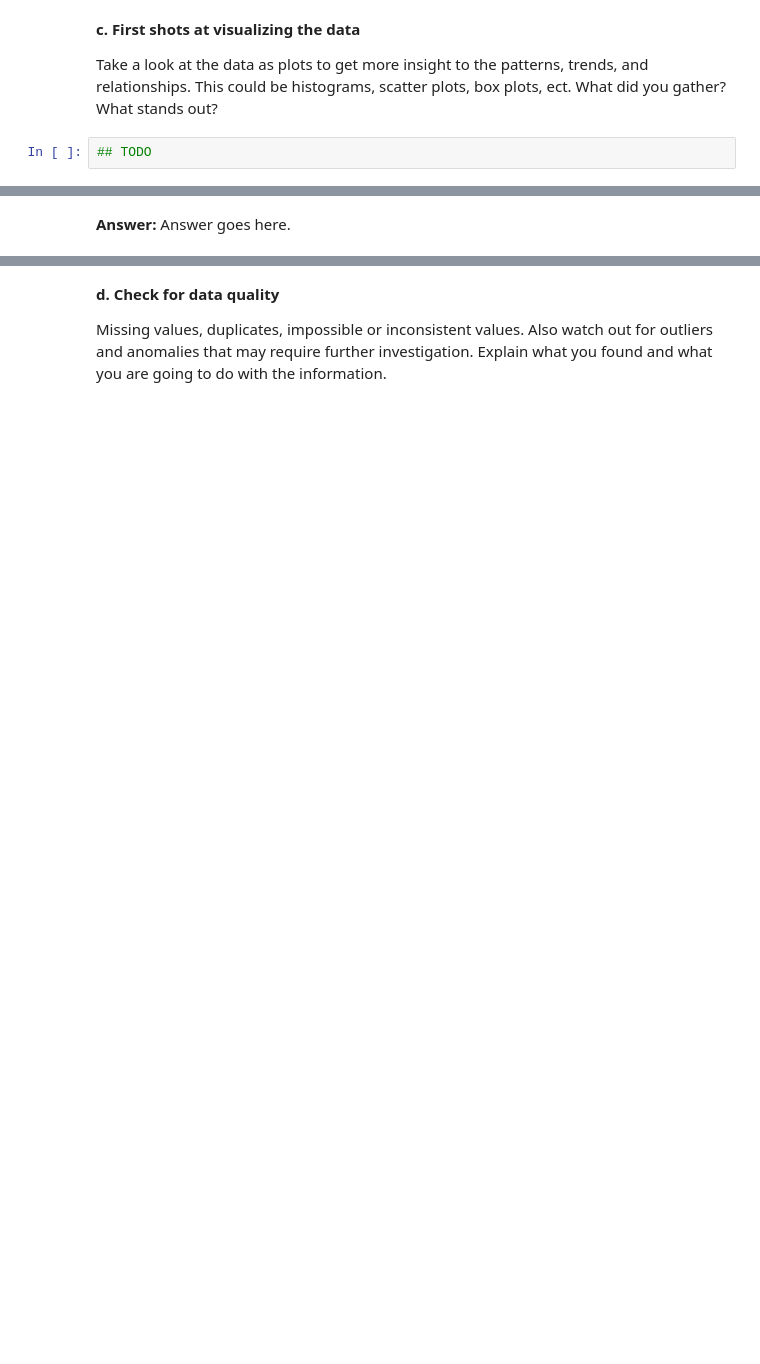
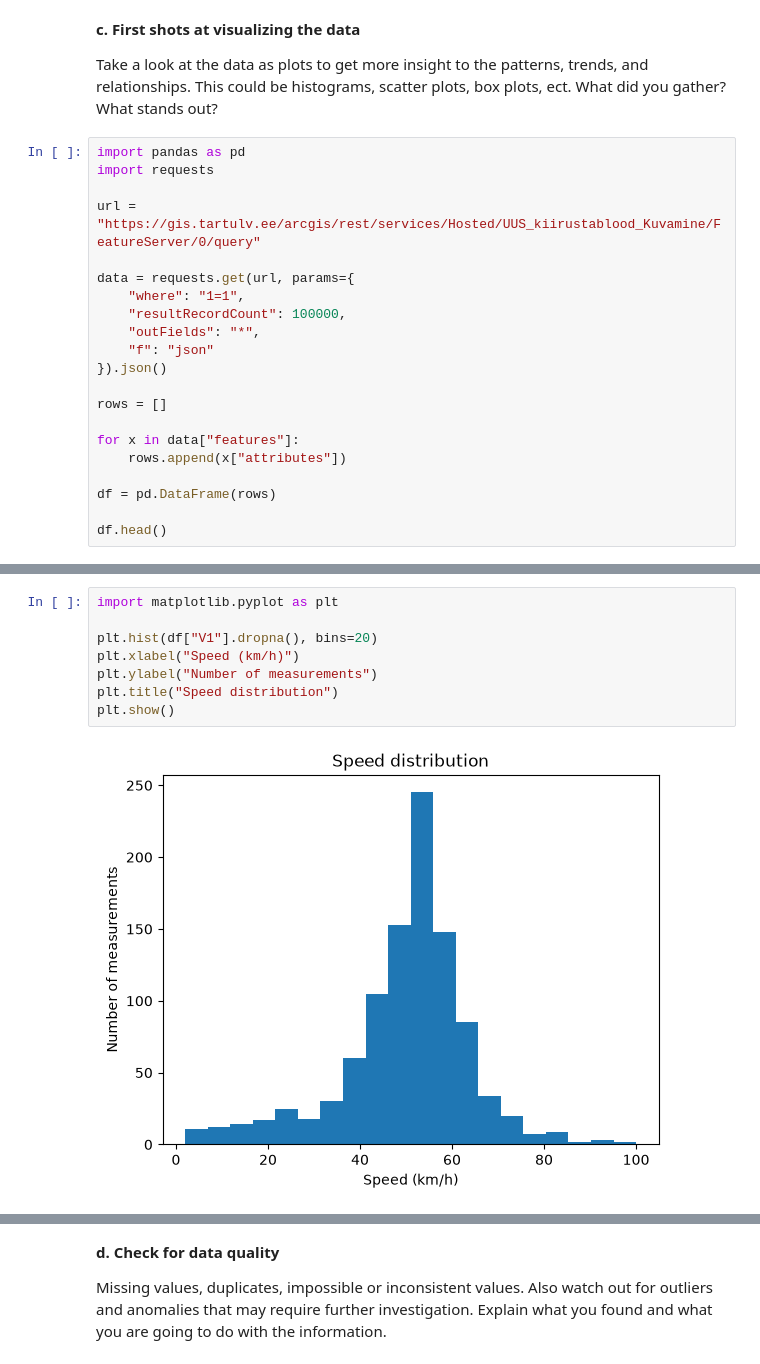
Before and after one commit to roger195/IDS2026_D9, a Jupyter notebook: IDS2026_HW07/IDS2026_HW07.ipynb, the cells around one changed output, grey strips where cells are left out. Saved outputs shown, nothing was run; the diff lists cells and outputs as text; blank space fills up the shorter version.

```diff
--- a/IDS2026_HW07/IDS2026_HW07.ipynb
+++ b/IDS2026_HW07/IDS2026_HW07.ipynb
@@ -159,4 +180,23 @@ You can do this as a text paragraph, a list, or as a table suggested below.
 
 Take a look at the data as plots to get more insight to the patterns, trends, and relationships. This could be histograms, scatter plots, box plots, ect. What did you gather? What stands out?
 # %%
-## TODO
+import pandas as pd
+import requests
+
+url = "https://gis.tartulv.ee/arcgis/rest/services/Hosted/UUS_kiirustablood_Kuvamine/FeatureServer/0/query"
+
+data = requests.get(url, params={
+    "where": "1=1",
+    "resultRecordCount": 100000,
+    "outFields": "*",
+    "f": "json"
+}).json()
+
+rows = []
+
+for x in data["features"]:
+    rows.append(x["attributes"])
+
+df = pd.DataFrame(rows)
+
+df.head()
@@ -163,2 +210,10 @@ Take a look at the data as plots to get more insight to the patterns, trends, an
-# %% [markdown]
-**Answer:** Answer goes here.
+# %%
+import matplotlib.pyplot as plt
+
+plt.hist(df["V1"].dropna(), bins=20)
+plt.xlabel("Speed (km/h)")
+plt.ylabel("Number of measurements")
+plt.title("Speed distribution")
+plt.show()
+# %% [output]
+[figure, added]
```
Also changed, not shown: parts of 13 cells of this notebook.
